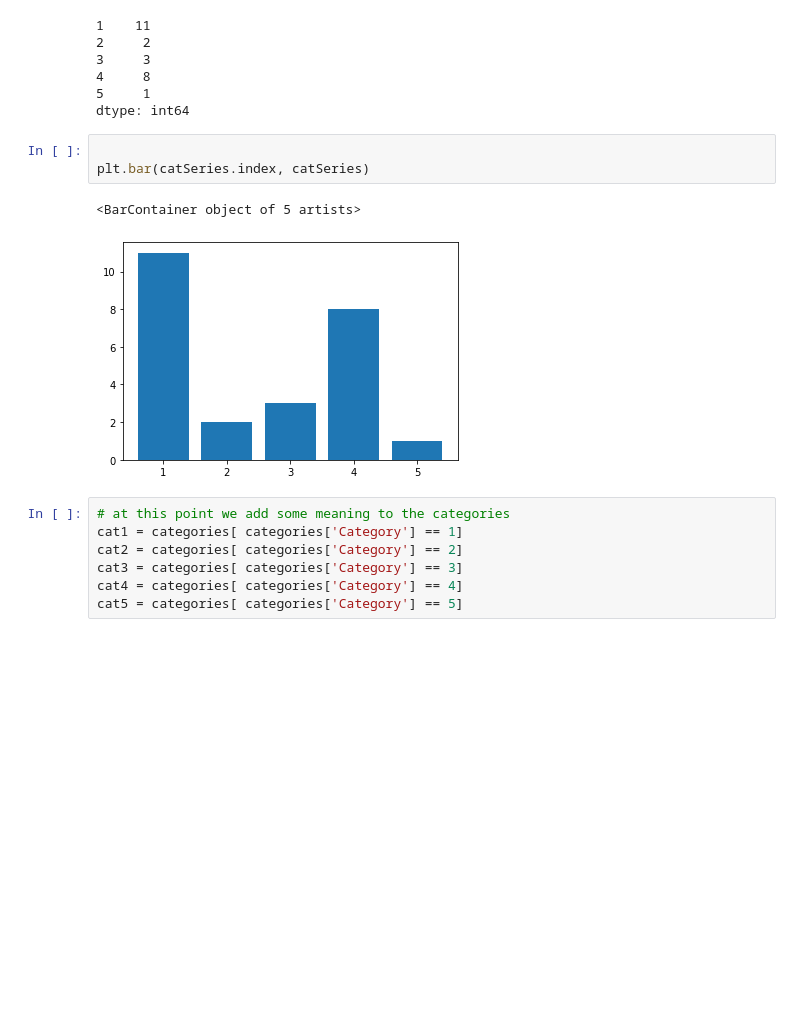
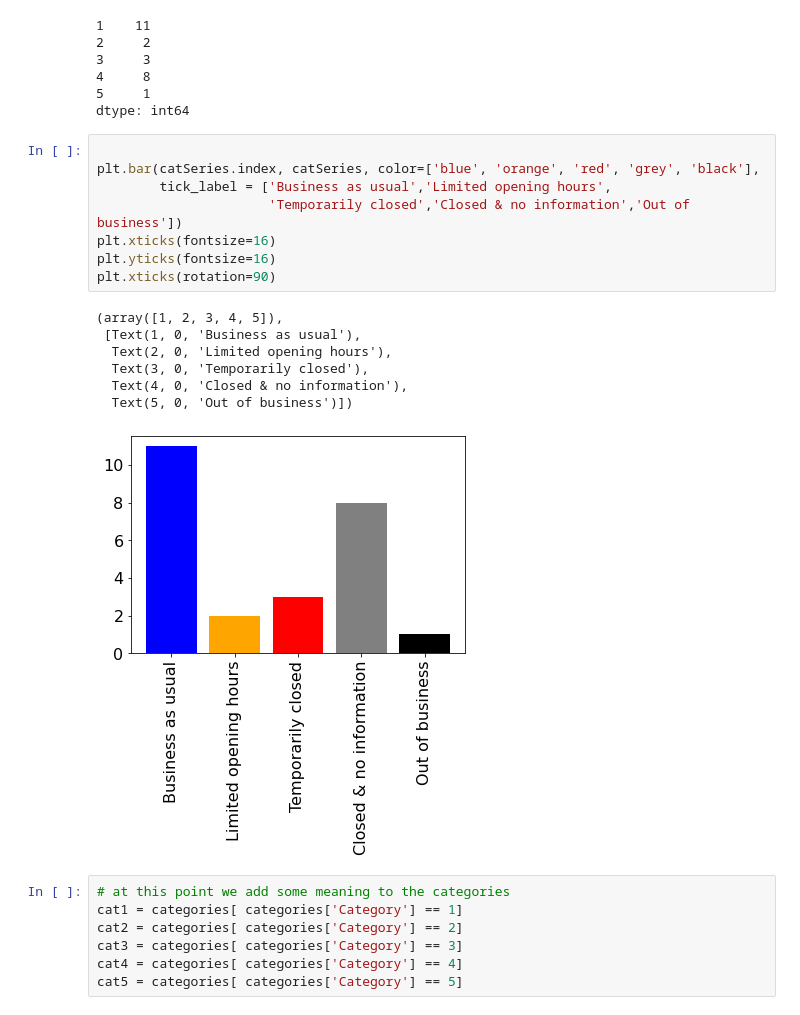
Before and after one commit to chrvoigt/observation_analysis, a Jupyter notebook: 2020-11-16_observation_analysis.ipynb, the cells around one changed output. Drawn from its saved outputs; the diff is of its cells as text; blank space fills up the shorter version.

Commit message:
coloring Categories BarChart, adding Adobe InDesign action

```diff
--- a/2020-11-16_observation_analysis.ipynb
+++ b/2020-11-16_observation_analysis.ipynb
@@ -171,12 +179,22 @@ catSeries
 4     8
 5     1
 dtype: int64
-# %%
-
-plt.bar(catSeries.index, catSeries)
-# %% [output]
-<BarContainer object of 5 artists>
-[figure, removed]
+# %%
+
+plt.bar(catSeries.index, catSeries, color=['blue', 'orange', 'red', 'grey', 'black'],
+        tick_label = ['Business as usual','Limited opening hours',
+                      'Temporarily closed','Closed & no information','Out of business'])
+plt.xticks(fontsize=16)
+plt.yticks(fontsize=16)
+plt.xticks(rotation=90)
+# %% [output]
+(array([1, 2, 3, 4, 5]),
+ [Text(1, 0, 'Business as usual'),
+  Text(2, 0, 'Limited opening hours'),
+  Text(3, 0, 'Temporarily closed'),
+  Text(4, 0, 'Closed & no information'),
+  Text(5, 0, 'Out of business')])
+[figure, added]
 # %%
 # at this point we add some meaning to the categories
 cat1 = categories[ categories['Category'] == 1]
```
Also changed, not shown: parts of 6 cells of this notebook.
